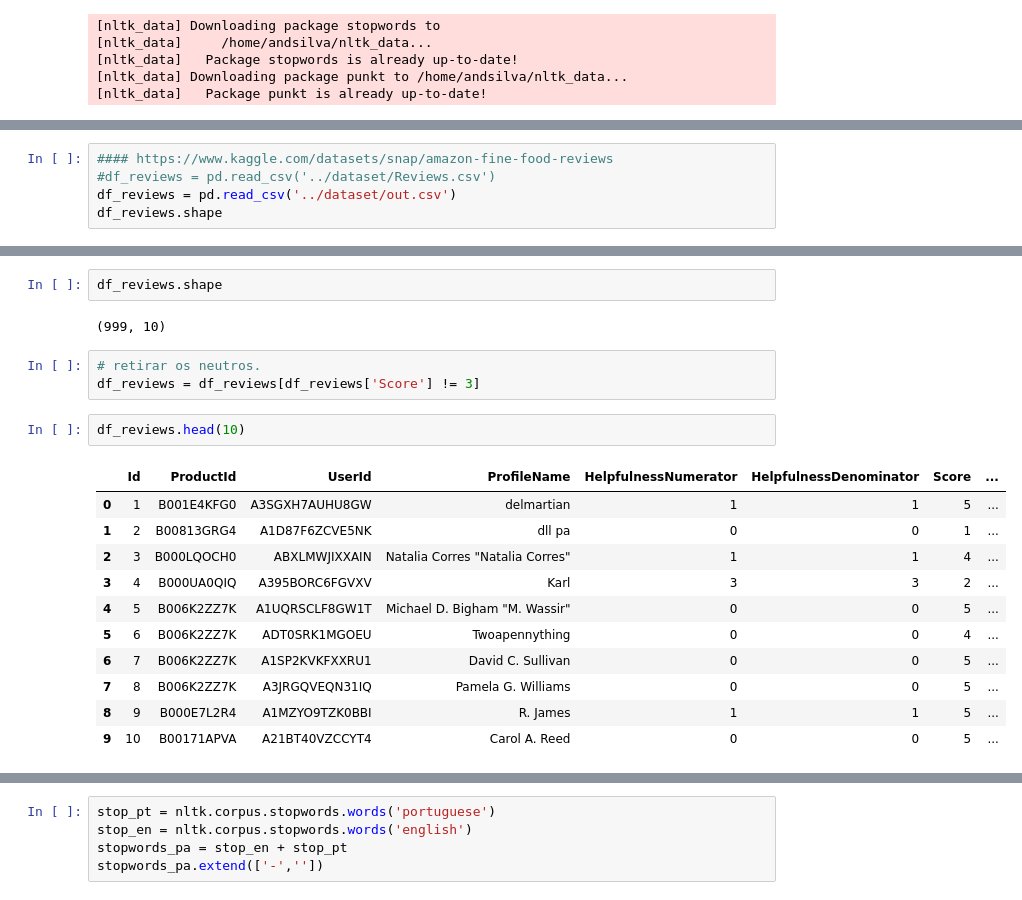
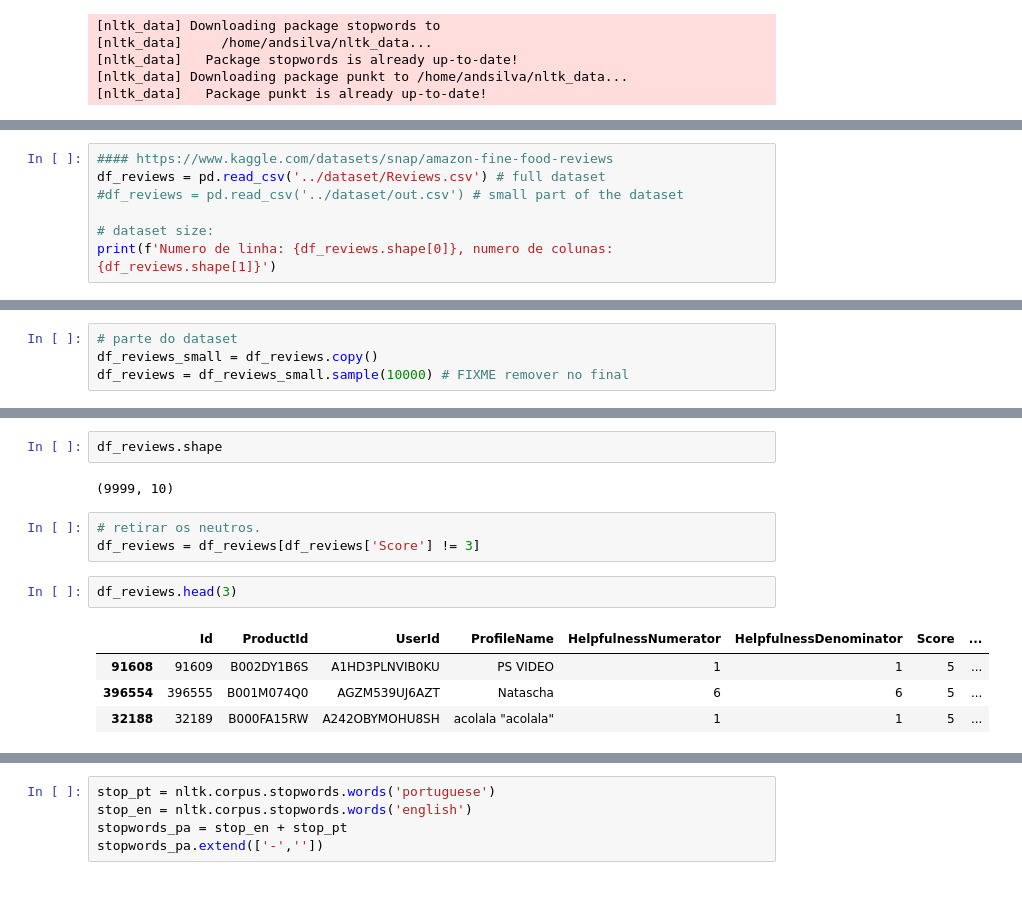
Before and after one commit to andvsilva/sentiment-analysis-deep-learning, a Jupyter notebook: amazon_sent/Amazon_sentiment.ipynb, the cells around one changed output, grey strips where cells are left out. Drawn from its saved outputs; the diff is of its cells as text.

```diff
--- a/amazon_sent/Amazon_sentiment.ipynb
+++ b/amazon_sent/Amazon_sentiment.ipynb
@@ -27,6 +36,8 @@ import pickle
 # %%
 #### https://www.kaggle.com/datasets/snap/amazon-fine-food-reviews
-#df_reviews = pd.read_csv('../dataset/Reviews.csv')
-df_reviews = pd.read_csv('../dataset/out.csv')
-df_reviews.shape
+df_reviews = pd.read_csv('../dataset/Reviews.csv') # full dataset
+#df_reviews = pd.read_csv('../dataset/out.csv') # small part of the dataset
+
+# dataset size:
+print(f'Numero de linha: {df_reviews.shape[0]}, numero de colunas: {df_reviews.shape[1]}')
 # %% [output]
@@ -67,0 +45,4 @@ dtype: int64
+# %%
+# parte do dataset
+df_reviews_small = df_reviews.copy()
+df_reviews = df_reviews_small.sample(10000) # FIXME remover no final
@@ -68,21 +87,14 @@ dtype: int64
 # %%
 df_reviews.shape
 # %% [output]
-(999, 10)
+(9999, 10)
 # %%
 # retirar os neutros.
 df_reviews = df_reviews[df_reviews['Score'] != 3]
 # %%
-df_reviews.head(10)
+df_reviews.head(3)
 # %% [output]
 |  | Id | ProductId | UserId | ProfileName | HelpfulnessNumerator | HelpfulnessDenominator | Score | ... |
-| 0 | 1 | B001E4KFG0 | A3SGXH7AUHU8GW | delmartian | 1 | 1 | 5 | ... |
-| 1 | 2 | B00813GRG4 | A1D87F6ZCVE5NK | dll pa | 0 | 0 | 1 | ... |
-| 2 | 3 | B000LQOCH0 | ABXLMWJIXXAIN | Natalia Corres "Natalia Corres" | 1 | 1 | 4 | ... |
-| 3 | 4 | B000UA0QIQ | A395BORC6FGVXV | Karl | 3 | 3 | 2 | ... |
-| 4 | 5 | B006K2ZZ7K | A1UQRSCLF8GW1T | Michael D. Bigham "M. Wassir" | 0 | 0 | 5 | ... |
-| 5 | 6 | B006K2ZZ7K | ADT0SRK1MGOEU | Twoapennything | 0 | 0 | 4 | ... |
-| 6 | 7 | B006K2ZZ7K | A1SP2KVKFXXRU1 | David C. Sullivan | 0 | 0 | 5 | ... |
-| 7 | 8 | B006K2ZZ7K | A3JRGQVEQN31IQ | Pamela G. Williams | 0 | 0 | 5 | ... |
-| 8 | 9 | B000E7L2R4 | A1MZYO9TZK0BBI | R. James | 1 | 1 | 5 | ... |
-| 9 | 10 | B00171APVA | A21BT40VZCCYT4 | Carol A. Reed | 0 | 0 | 5 | ... |
+| 91608 | 91609 | B002DY1B6S | A1HD3PLNVIB0KU | PS VIDEO | 1 | 1 | 5 | ... |
+| 396554 | 396555 | B001M074Q0 | AGZM539UJ6AZT | Natascha | 6 | 6 | 5 | ... |
+| 32188 | 32189 | B000FA15RW | A242OBYMOHU8SH | acolala "acolala" | 1 | 1 | 5 | ... |
```
Also changed, not shown: parts of 18 cells of this notebook, 2 other files.
